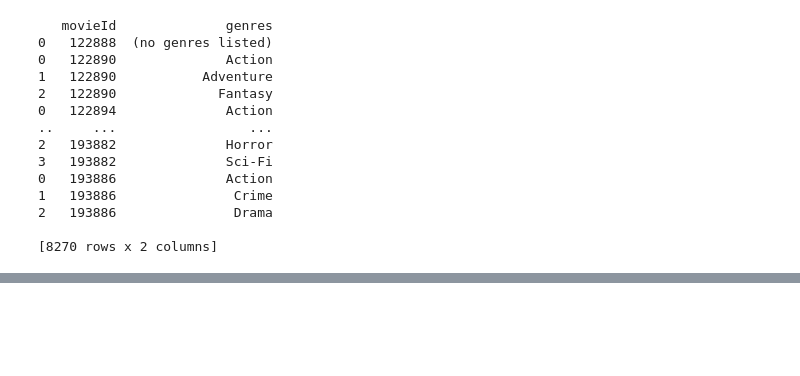
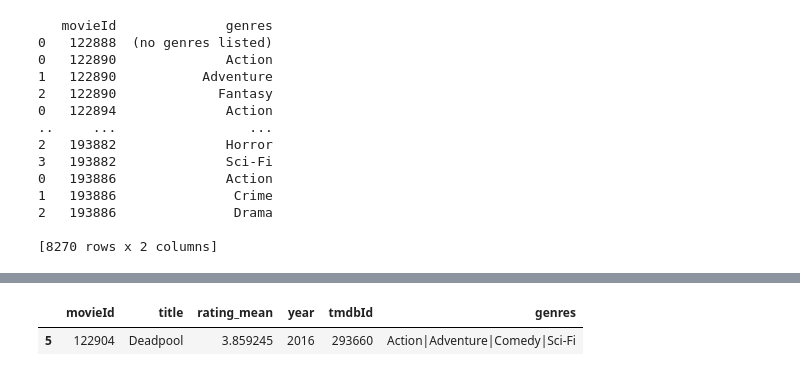
Before and after one commit to glatrofa/movie_recommendation, a Jupyter notebook: movie_recommendation.ipynb, the cells around one changed output, grey strips where cells are left out. Saved outputs shown, nothing was run; the diff lists cells and outputs as text; code cells hidden in the pictures; blank space fills up the shorter version.

Commit message:
added final part to obtain information and movie recommendation with a movieId

```diff
--- a/movie_recommendation.ipynb
+++ b/movie_recommendation.ipynb
@@ -224,6 +224,6 @@ To reduce memory usage, only movies produced after 2016 are considered. This df
 # %%
 # print(mov_rating_df.head())
 rm_index = mov_rating_df[mov_rating_df['year_group'] > 5]
-rm_index.drop(['year_group','rating_mean','rating_group'], axis = 1, inplace=True)
+rm_index = rm_index.drop(['year_group','rating_mean','rating_group'], axis = 1)
 rm_index.head()
 # %% [output]
@@ -361,4 +357,5 @@ def get_similar(movieId):
             sort_values('relevance', axis=0, ascending=False)[1:6]
     return df
 
-movies_similarity = pd.DataFrame(columns=['movieId','sim_moveId','relevance'])
+movies_similarity = pd.DataFrame(columns=['movieId','sim_movieId','relevance'])
+print(movies_similarity)
@@ -586,0 +604,5 @@ print(movies_genres)
+# %%
+movies_genres_df = movies_df.merge(movies_genres_df, left_on='movieId', right_on='movieId', how='left')
+print(movies_genres_df)
+
+movies_genres_df.to_csv('./data/output/movies.csv', index=False)
@@ -586,0 +627,14 @@ print(movies_genres)
+# %%
+id = 122904
+
+def get_movie_info(id):
+    '''Get information of a movie with 'movieId'.'''
+    query = 'movieId == {}'.format(id)
+    movie = movies_genres_df.query(query)
+    return movie
+
+
+get_movie_info(id)
+# %% [output]
+|  | movieId | title | rating_mean | year | tmdbId | genres |
+| 5 | 122904 | Deadpool | 3.859245 | 2016 | 293660 | Action|Adventure|Comedy|Sci-Fi |
```
Also changed, not shown: parts of 11 cells of this notebook.
